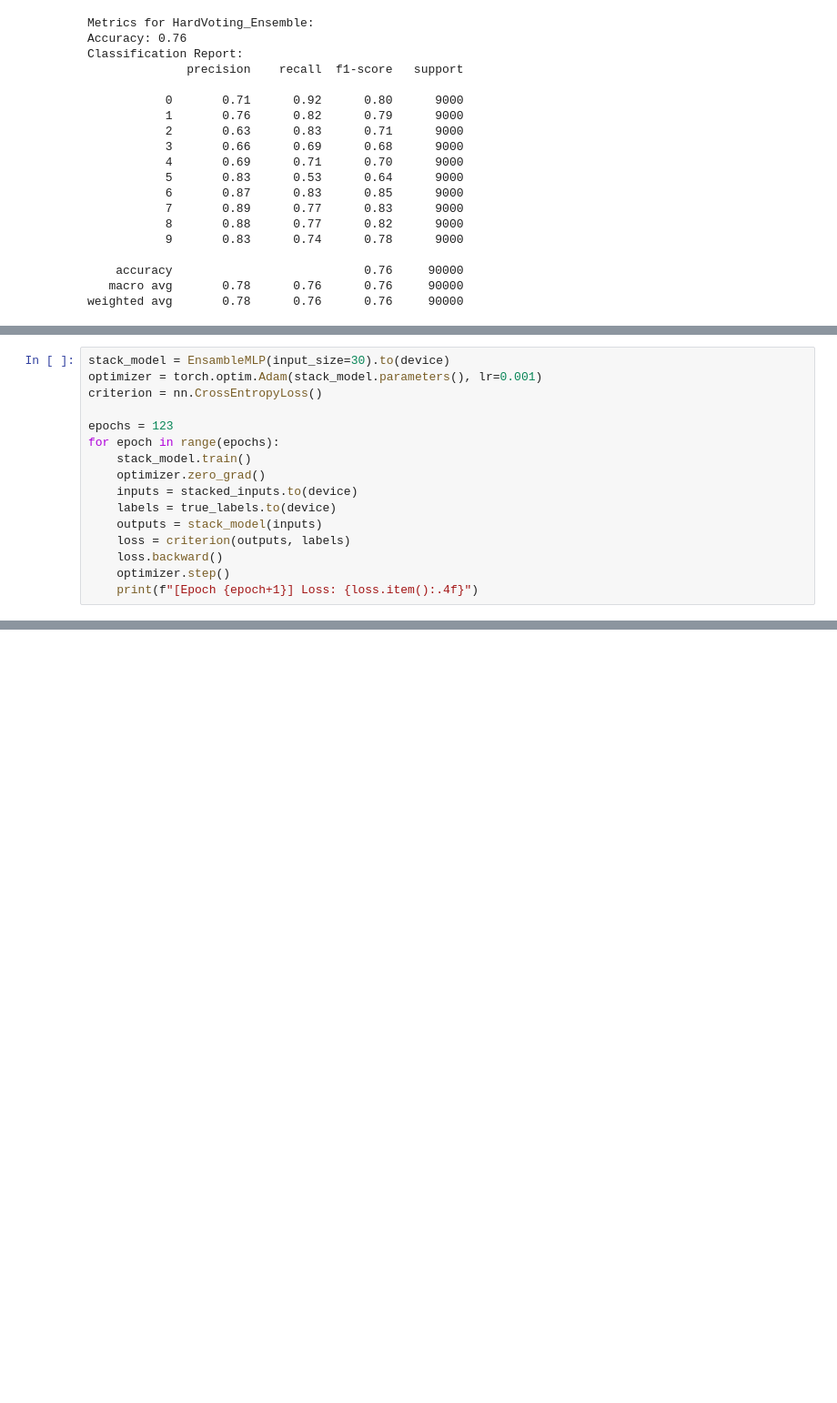
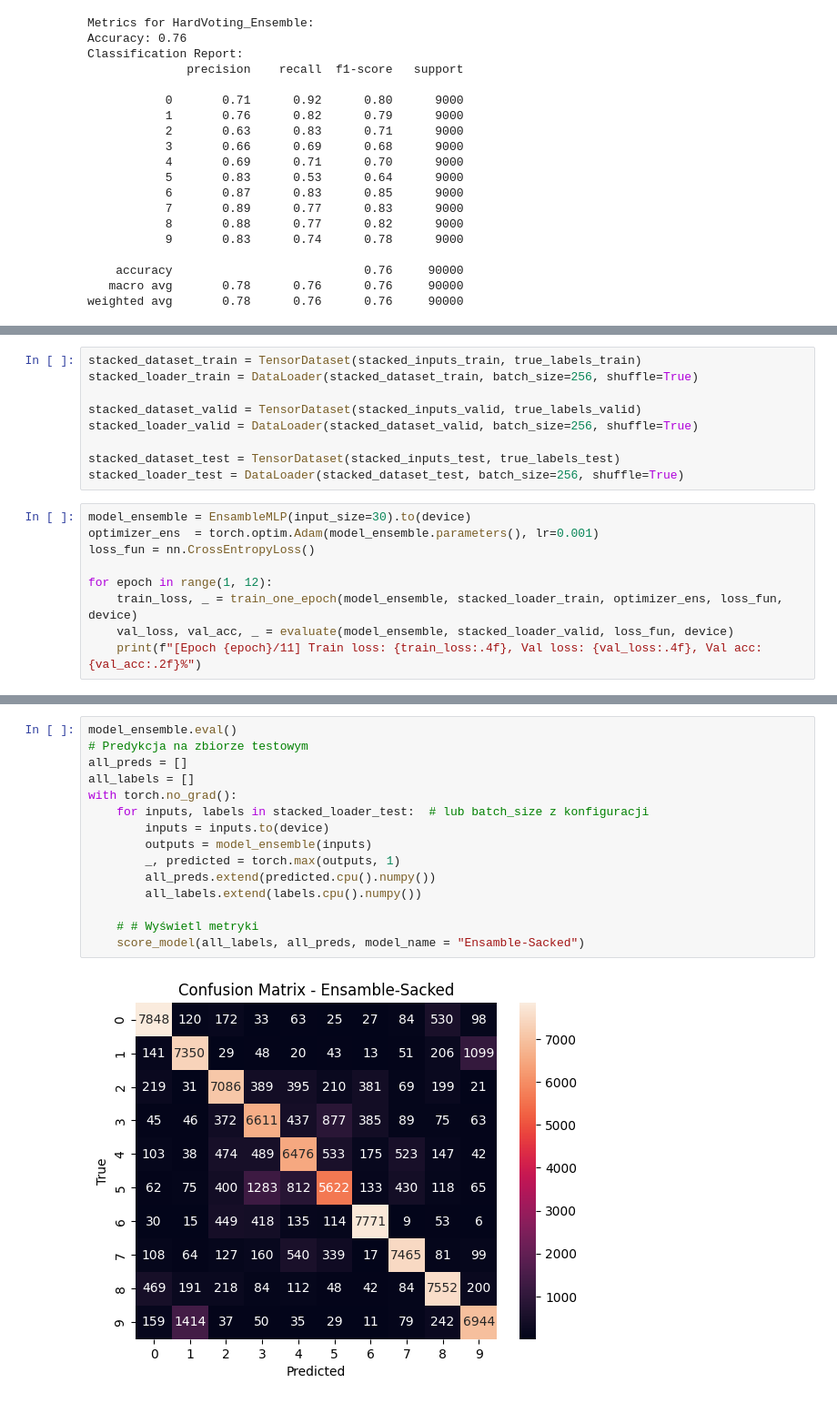
Before and after one commit to WasilewskiJakub/CNN-CINIC-10, a Jupyter notebook: main.ipynb, the cells around one changed output, grey strips where cells are left out. Shown: that part at 91% size. Cells and saved outputs as stored; diff of their text form; blank space fills up the shorter version.

Commit message:
Ensamble Stacked

```diff
--- a/main.ipynb
+++ b/main.ipynb
@@ -1122,17 +1146,19 @@ stacked_loader = DataLoader(stacked_dataset, batch_size=64, shuffle=True)
+# %%
+stacked_dataset_train = TensorDataset(stacked_inputs_train, true_labels_train)
+stacked_loader_train = DataLoader(stacked_dataset_train, batch_size=256, shuffle=True)
+
+stacked_dataset_valid = TensorDataset(stacked_inputs_valid, true_labels_valid)
+stacked_loader_valid = DataLoader(stacked_dataset_valid, batch_size=256, shuffle=True)
+
+stacked_dataset_test = TensorDataset(stacked_inputs_test, true_labels_test)
+stacked_loader_test = DataLoader(stacked_dataset_test, batch_size=256, shuffle=True)
 # %%
-stack_model = EnsambleMLP(input_size=30).to(device)
-optimizer = torch.optim.Adam(stack_model.parameters(), lr=0.001)
-criterion = nn.CrossEntropyLoss()
+model_ensemble = EnsambleMLP(input_size=30).to(device)
+optimizer_ens  = torch.optim.Adam(model_ensemble.parameters(), lr=0.001)
+loss_fun = nn.CrossEntropyLoss()
 
-epochs = 123
-for epoch in range(epochs):
-    stack_model.train()
-    optimizer.zero_grad()
-    inputs = stacked_inputs.to(device)
-    labels = true_labels.to(device)
-    outputs = stack_model(inputs)
-    loss = criterion(outputs, labels)
-    loss.backward()
-    optimizer.step()
-    print(f"[Epoch {epoch+1}] Loss: {loss.item():.4f}")
+for epoch in range(1, 12):
+    train_loss, _ = train_one_epoch(model_ensemble, stacked_loader_train, optimizer_ens, loss_fun, device)
+    val_loss, val_acc, _ = evaluate(model_ensemble, stacked_loader_valid, loss_fun, device)
+    print(f"[Epoch {epoch}/11] Train loss: {train_loss:.4f}, Val loss: {val_loss:.4f}, Val acc: {val_acc:.2f}%")
 # %% [output]
@@ -1155,0 +1176,17 @@ for epoch in range(epochs):
+# %%
+model_ensemble.eval()
+# Predykcja na zbiorze testowym
+all_preds = []
+all_labels = []
+with torch.no_grad():
+    for inputs, labels in stacked_loader_test:  # lub batch_size z konfiguracji
+        inputs = inputs.to(device)
+        outputs = model_ensemble(inputs)
+        _, predicted = torch.max(outputs, 1)
+        all_preds.extend(predicted.cpu().numpy())
+        all_labels.extend(labels.cpu().numpy())
+
+    # # Wyświetl metryki
+    score_model(all_labels, all_preds, model_name = "Ensamble-Sacked")
+# %% [output]
+[figure, added]
```
Also changed, not shown: parts of 7 cells of this notebook.
